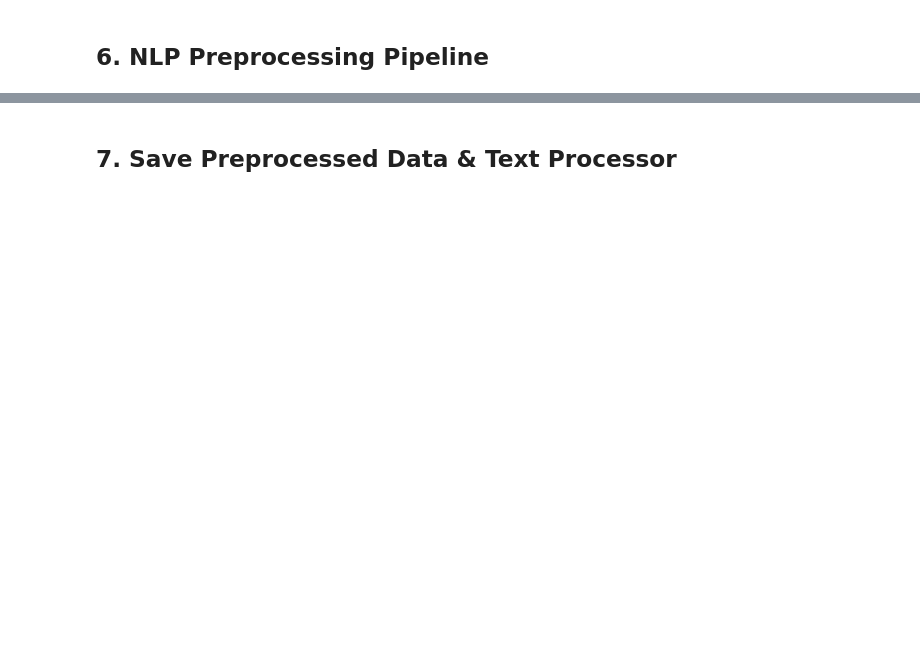
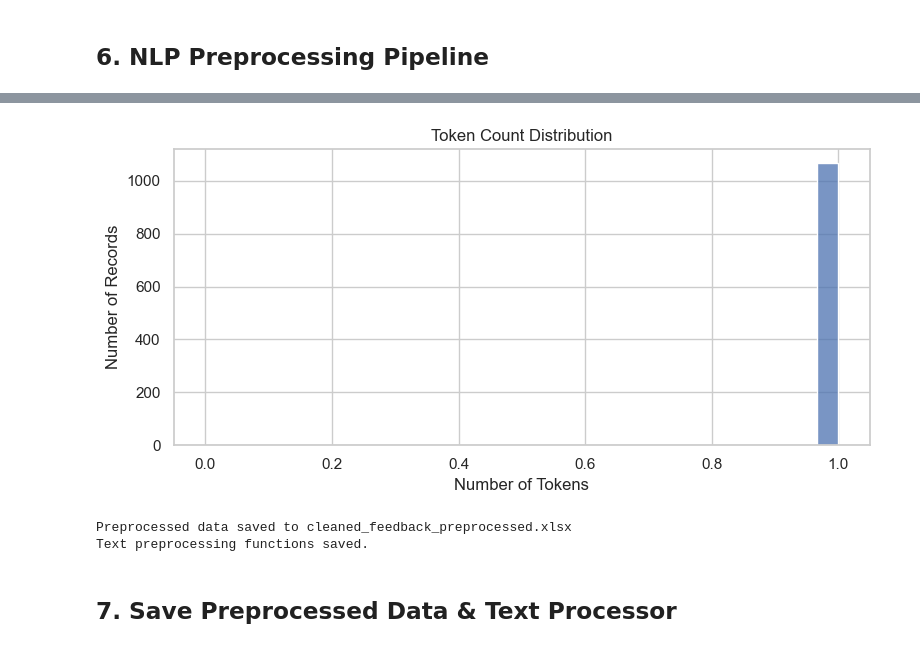
Before and after one commit to nimalanjanapiyumal/ML_TEXT_PROJECT, a Jupyter notebook: preprocessing.ipynb, the cells around one changed output, grey strips where cells are left out. Cells and saved outputs as stored; diff of their text form; code cells hidden in the pictures; blank space fills up the shorter version.

Commit message:
Initial

```diff
--- a/preprocessing.ipynb
+++ b/preprocessing.ipynb
@@ -123,33 +228,68 @@ def clean_text(text):
 # %% [markdown]
 ## 6. NLP Preprocessing Pipeline
 # %%
-# init NLP components
+# 6. NLP Preprocessing Pipeline (no POS tagging, default noun lemmatization)
+
+import pandas as pd
+import nltk
+from nltk.tokenize import RegexpTokenizer
+from nltk.corpus import stopwords
+from nltk.stem import WordNetLemmatizer
+import matplotlib.pyplot as plt
+import seaborn as sns
+from joblib import dump
+
+# 6.1 Ensure WordNet data is available for lemmatizer
+nltk.download('wordnet')
+
+# 6.2 Initialize stopwords, lemmatizer, and tokenizer
 stop_words = set(stopwords.words('english'))
-# add domain-specific stopwords if desired
-stop_words.update(['internship','experience','expectation','company'])
+stop_words.update(['internship', 'experience', 'expectation', 'company'])
+lemmatizer = WordNetLemmatizer()
+tokenizer = RegexpTokenizer(r'\w+')  # splits on non-alphanumeric
 
-lemmatizer = WordNetLemmatizer()
 
+# 6.3 Simplified preprocessing function (default to noun form)
 def preprocess_text(text):
-    text = clean_text(text)
-    tokens = word_tokenize(text)
-    tokens = [t for t in tokens if t.isalpha() and t not in stop_words]
-    # map NLTK POS tags to WordNet POS for better lemmatization
-    # (here simplified: assume nouns for all)
-    tokens = [lemmatizer.lemmatize(t) for t in tokens]
-    return tokens
+    cleaned = clean_text(text)
+    tokens = tokenizer.tokenize(cleaned.lower())
+    result = []
+    for token in tokens:
+        if token not in stop_words:
+            lemma = lemmatizer.lemmatize(token)  # defaults to noun
+            result.append(lemma)
+    return result
 
-# apply to each free-text column and store cleaned tokens
+
+# 6.4 Load the file with basic-cleaned text
+df = pd.read_excel('feedbacks_after_text_cleaning.xlsx', dtype=str)
+
+# 6.5 Identify clean-text columns
+text_cols = [col for col in df.columns if col.endswith('_clean')]
+
+# 6.6 Apply preprocessing to each clean-text column
 for col in text_cols:
-    clean_col = f"{col}_clean_tokens"
-    df1[clean_col] = df1[col].apply(preprocess_text)
-    df2[clean_col] = df2[col].apply(preprocess_text)
+    tok_col = col.replace('_clean', '_clean_tokens')
+    df[tok_col] = df[col].apply(preprocess_text)
 
-# Example: visualize token count distribution
-df1['token_count'] = df1[text_cols[0] + '_clean_tokens'].apply(len)
-plt.figure(figsize=(8,4))
-sns.histplot(df1['token_count'], bins=30)
-plt.title('Token Count Distribution (Semester A)')
+# 6.7 Visualize token count distribution for the first column
+first_tok = text_cols[0].replace('_clean', '_clean_tokens')
+df['token_count'] = df[first_tok].apply(len)
+plt.figure(figsize=(8, 4))
+sns.histplot(df['token_count'], bins=30, kde=False)
+plt.title('Token Count Distribution')
 plt.xlabel('Number of Tokens')
+plt.ylabel('Number of Records')
+plt.tight_layout()
 plt.show()
+
+# 6.8 Save processed DataFrame
+output_path = 'cleaned_feedback_preprocessed.xlsx'
+df.to_excel(output_path, index=False)
+print(f"Preprocessed data saved to {output_path}")
+
+# 6.9 Save helper functions
+dump(clean_text, 'models/clean_text.fn')
+dump(preprocess_text, 'models/preprocess_text.fn')
+print("Text preprocessing functions saved.")
 # %% [output]
@@ -160,2 +299,5 @@ LookupError:
+[figure, added]
+Preprocessed data saved to cleaned_feedback_preprocessed.xlsx
+Text preprocessing functions saved.
 # %% [markdown]
 ## 7. Save Preprocessed Data & Text Processor
```
Also changed, not shown: parts of 7 cells of this notebook, 10 other files.
